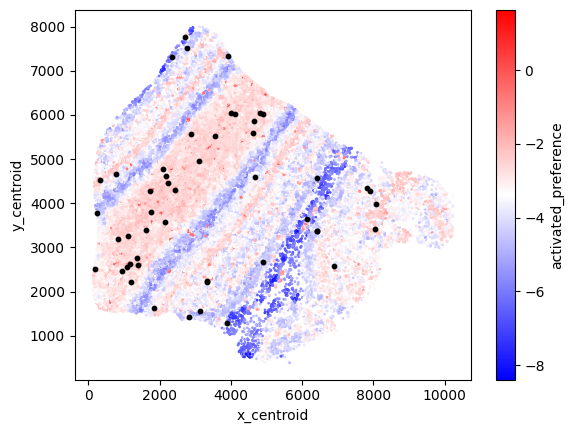
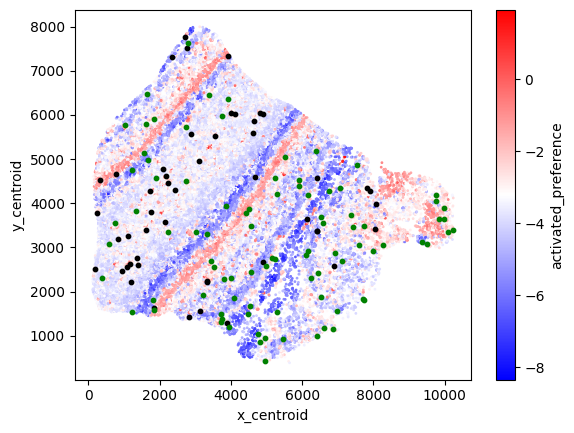
The notebook cell's code change between the first figure and the second:
--- before
+++ after
@@ -16,6 +16,14 @@
     x="x_centroid",
     y="y_centroid",
-    c="k",
+    c="red",
     s=10,
     ax = ax
 )
+
+adata[(adata[:, "P2RY12"].X[:, 0] > 2) & (adata[:, "GPNMB"].X[:, 0] < 1) & adata.obs["cell_type"].eq("Microglia-PVM")].obs.query("folder==@folder").plot.scatter(
+    x="x_centroid",
+    y="y_centroid",
+    c="green",
+    s=10,
+    ax = ax
+)

Commit: changed wording some more, re-ran with more epochs / more samples in density inference.